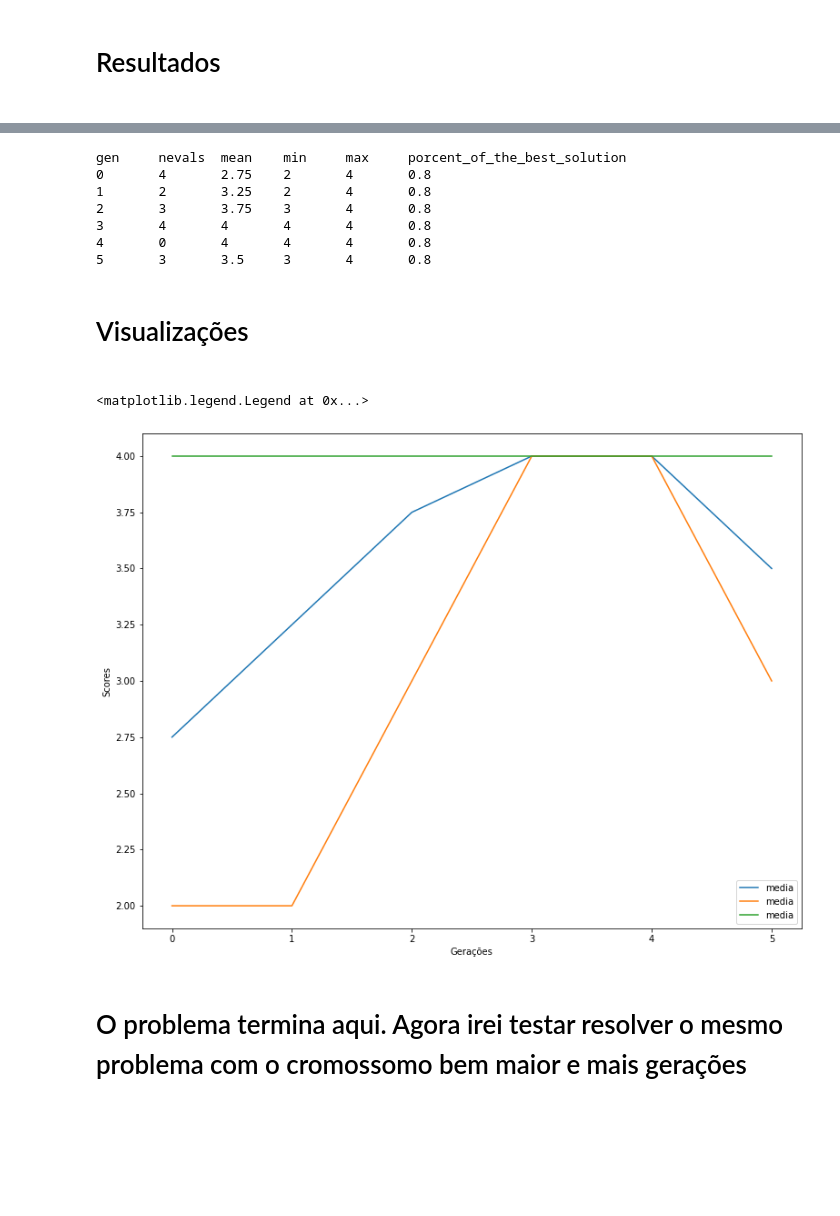
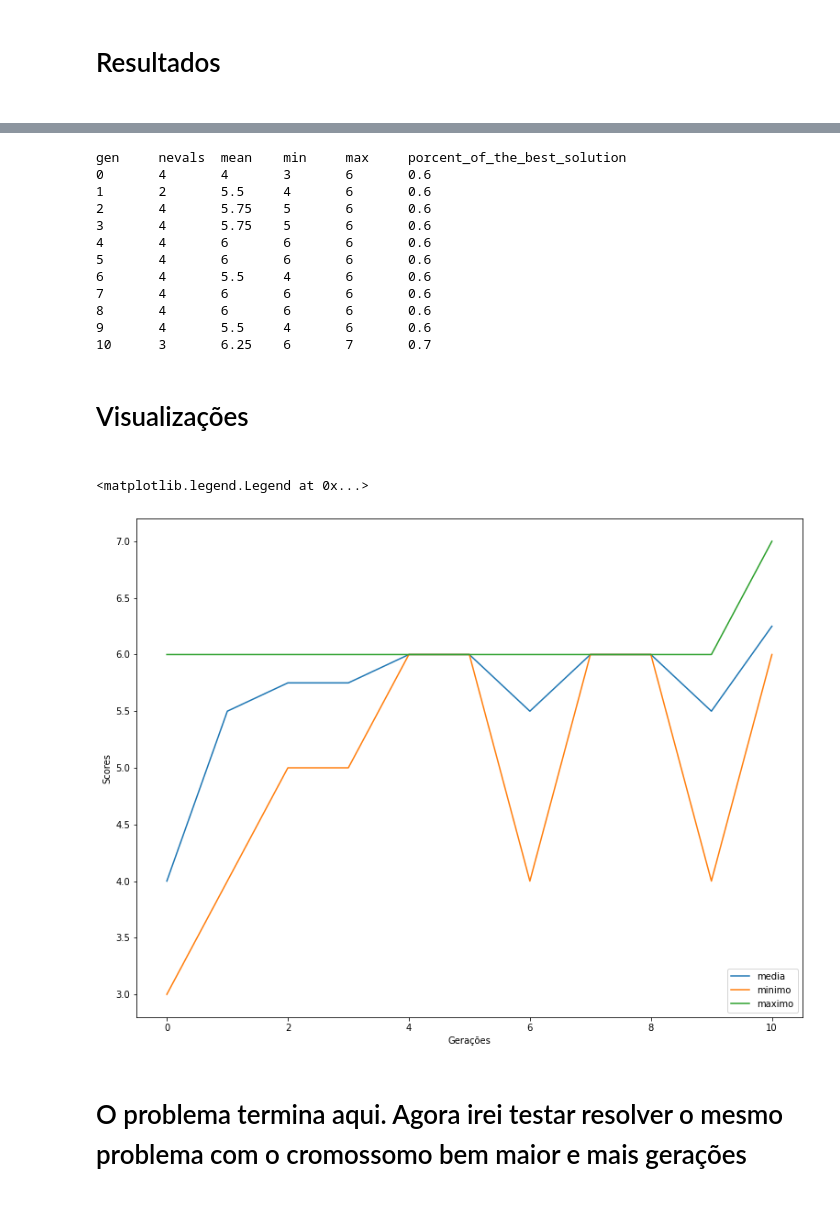
Before and after one commit to IsaacMirandaCamargos/Genetic_algorithms, a Jupyter notebook: Capitulo 3 DEAP/OneMax_with_DEAP.ipynb, the cells around one changed output, grey strips where cells are left out. Cells and saved outputs as stored; diff of their text form; code cells hidden in the pictures; blank space fills up the shorter version.

```diff
--- a/Capitulo 3 DEAP/OneMax_with_DEAP.ipynb
+++ b/Capitulo 3 DEAP/OneMax_with_DEAP.ipynb
@@ -23,7 +26,6 @@ Requirement already satisfied: six>=1.5 in /usr/local/lib/python3.7/dist-package
 # %% [markdown]
 <h1>Genetic Algorithms<h1>
 # %%
-from deap.tools.support import Statistics
 from deap import creator, base, tools, algorithms
 import matplotlib.pyplot as plt
 import random as rd
@@ -40,7 +42,7 @@ toolbox = base.Toolbox()
 def gene():
   g = rd.randint(0,1)
   return g
-CHROMOSOME_LENGTH = 5
+CHROMOSOME_LENGTH = 10
 toolbox.register("gene", gene)
 toolbox.register("chromosome", tools.initRepeat, creator.chromosomeStructure, toolbox.gene, CHROMOSOME_LENGTH)
 toolbox.register("PopulationCreator", tools.initRepeat, list, toolbox.chromosome)
@@ -73,7 +75,7 @@ hof = tools.HallOfFame(3) # hall da fama
 POPULATION_SIZE = 4
 PROBABILITY_CROSSOVER = 0.9
 PROBABILITY_MUTATION = 0.1
-MAX_GENERATIONS = 5 # (stopping condition)
+MAX_GENERATIONS = 10 # (stopping condition)
 #rd.seed(42)
 
 # EVOLVING THE SOLUTION
@@ -81,8 +83,8 @@ generationCounter = 0
 population = toolbox.PopulationCreator(n=POPULATION_SIZE)
 result, log = algorithms.eaSimple(population,
                                   toolbox,
-                                  cxpb=0.5,
-                                  mutpb=0.25,
+                                  cxpb=PROBABILITY_CROSSOVER,
+                                  mutpb=PROBABILITY_MUTATION,
                                   stats=estatistica,
                                   ngen=MAX_GENERATIONS,
                                   halloffame=hof,
@@ -113,33 +120,38 @@ print(fitness_function(hof[0]))
 print(log)
 # %% [output]
 gen     nevals  mean    min     max     porcent_of_the_best_solution
-0       4       2.75    2       4       0.8
-1       2       3.25    2       4       0.8
-2       3       3.75    3       4       0.8
-3       4       4       4       4       0.8
-4       0       4       4       4       0.8
-5       3       3.5     3       4       0.8
+0       4       4       3       6       0.6
+1       2       5.5     4       6       0.6
+2       4       5.75    5       6       0.6
+3       4       5.75    5       6       0.6
+4       4       6       6       6       0.6
+5       4       6       6       6       0.6
+6       4       5.5     4       6       0.6
+7       4       6       6       6       0.6
+8       4       6       6       6       0.6
+9       4       5.5     4       6       0.6
+10      3       6.25    6       7       0.7
 # %% [markdown]
 <h1>Visualizações<h1>
 # %%
 # taking data
 y_mean = log.select("mean")
 y_min = log.select("min")
 y_max = log.select("max")
 x_gen = log.select("gen")
 
 #plotting
 plt.figure(figsize=(13,  10))
 plt.plot(x_gen, y_mean, label="media")
-plt.plot(x_gen, y_min, label="media")
-plt.plot(x_gen, y_max, label="media")
+plt.plot(x_gen, y_min, label="minimo")
+plt.plot(x_gen, y_max, label="maximo")
 
 plt.xlabel("Gerações")
 plt.ylabel("Scores")
 plt.legend(loc=4)
 # %% [output]
 <matplotlib.legend.Legend at 0x...>
-[figure, old version]
+[figure, new version]
 # %% [markdown]
 <h1>O problema termina aqui. Agora irei testar resolver o mesmo problema com o cromossomo bem maior e mais gerações<h1>
 # %%
```
Also changed, not shown: parts of 7 cells of this notebook, 1 other file.
